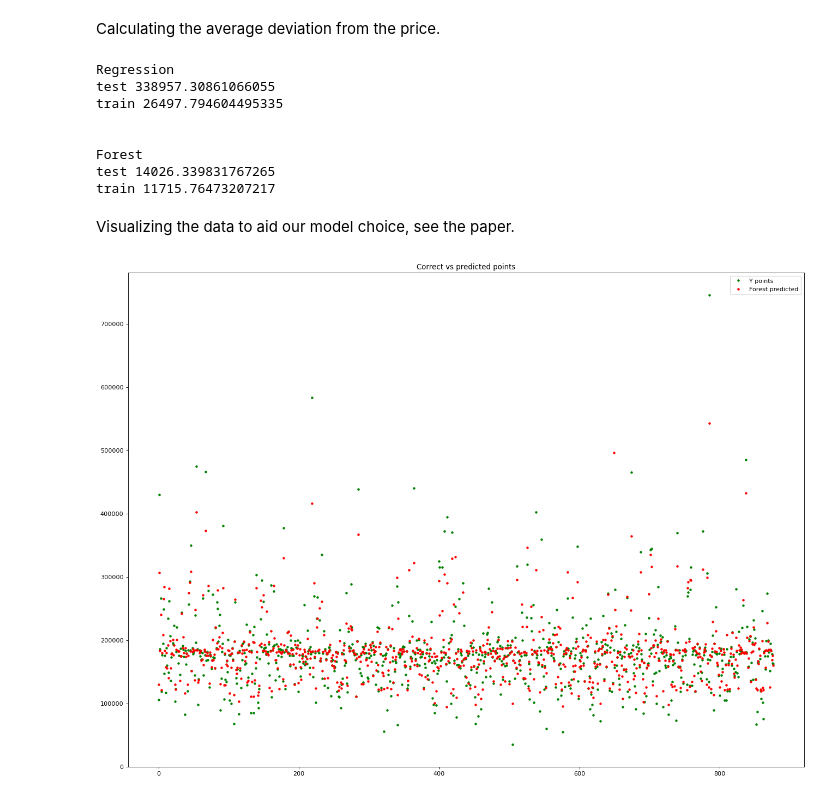
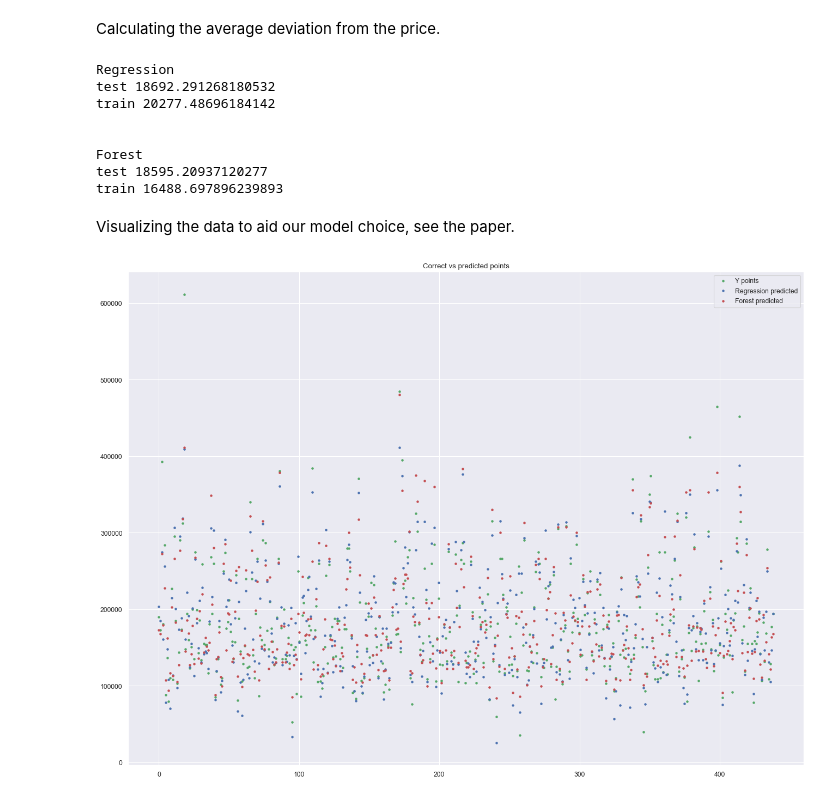
Before and after one commit to Brammetje23/Project-X, a Jupyter notebook: HousePrices_m2.ipynb, the cells around one changed output. Cells and saved outputs as stored; diff of their text form; code cells hidden in the pictures.

Commit message:
Fixed an issue with the data read in

```diff
--- a/HousePrices_m2.ipynb
+++ b/HousePrices_m2.ipynb
@@ -25,16 +25,10 @@ from sklearn.model_selection import train_test_split
 import seaborn as sns
 
 # Read in the train data
-train_data = pd.read_csv('Data/train.csv')
+data = pd.read_csv('Data/train.csv')
 
-# Read in the test data & prices and concat them
-test_data  = pd.read_csv('Data/test.csv')
-test_prices = pd.read_csv('Data/sample_submission.csv')
-test_prices.drop(['Id'], axis = 1, inplace=True)
-test_data = pd.concat([test_data, test_prices], axis=1)
+to_predict_data = pd.read_csv('Data/test.csv')
 
-# Merge the train and test, will be split later again.
-data = pd.concat([train_data, test_data]).reset_index()
 
 display(data)
 # %% [output]
@@ -200,7 +194,7 @@ Let's start with linear regression
 # %%
 # Converting the data to numerical, for now 2 methods are used.
 data_num_ohe = one_hot_encoding(data_cleaned)
-data_num_le = one_hot_encoding(data_cleaned)
+data_num_le = label_encoding(data_cleaned)
 
 # Create X and Y data
 data_num_ohe_x, data_num_ohe_y = split_x_y(data_num_ohe)
@@ -259,27 +253,27 @@ print('test', dev(test_num_le_y, y_prediction_forest))
 print('train', dev(train_num_le_y, train_prediction_forest))
 # %% [output]
 Regression
-test 338957.30861066055
-train 26497.794604495335
+test 18692.291268180532
+train 20277.48696184142
 
 
 Forest
-test 14026.339831767265
-train 11715.76473207217
+test 18595.20937120277
+train 16488.697896239893
 # %% [markdown]
 Visualizing the data to aid our model choice, see the paper.
 # %%
 x_points = np.linspace(0, len(test_num_le_y), len(test_num_le_y))
 
 figure(figsize=(20, 15), dpi=80)
 plt.title('Correct vs predicted points')
 plt.plot(x_points, test_num_le_y, "g.", label='Y points')
-#plt.plot(x_points, y_prediction_reg, "b.", label='Regression predicted')
+plt.plot(x_points, y_prediction_reg, "b.", label='Regression predicted')
 plt.plot(x_points, y_prediction_forest, "r.", label='Forest predicted')
 plt.legend()
 plt.show()
 # %% [output]
-[figure, old version]
+[figure, new version]
 # %%
 mask = np.zeros_like(data_cleaned.corr(), dtype=np.bool)
 mask[np.triu_indices_from(mask)] = True
```
Also changed, not shown: parts of 3 cells of this notebook.
